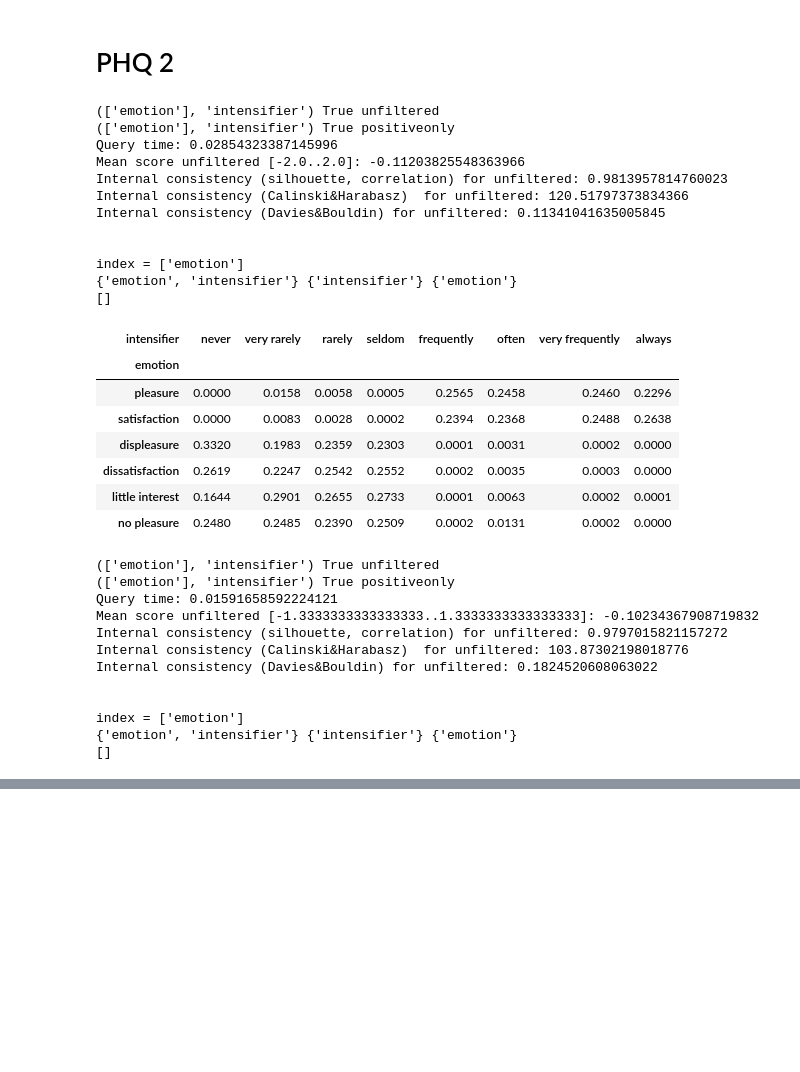
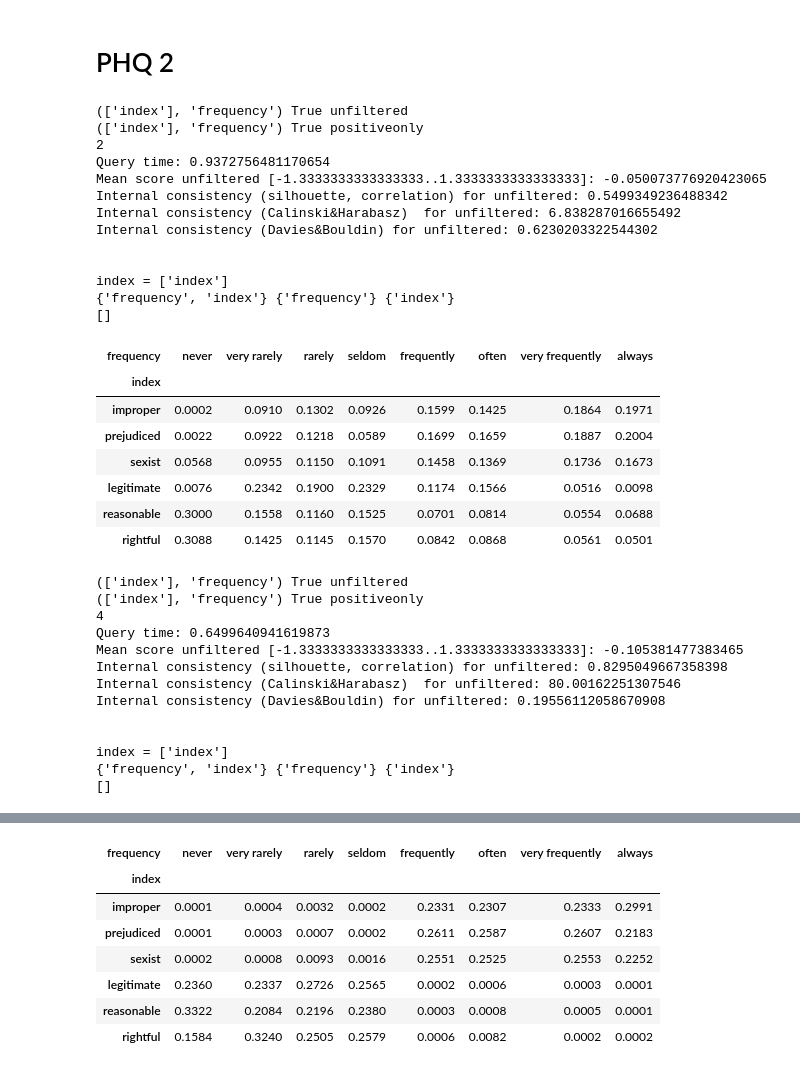
Before and after one commit to cnai-lab/qpsychometric, a Jupyter notebook: test_qpsychometric.ipynb, the cells around one changed output, grey strips where cells are left out. Drawn from its saved outputs; the diff is of its cells as text; code cells hidden in the pictures; blank space fills up the shorter version.

```diff
--- a/test_qpsychometric.ipynb
+++ b/test_qpsychometric.ipynb
@@ -95,47 +113,47 @@ from qpsychometric.mental_health.patient_health_questionnaire.phq2_qmnli import
 # %%
-for Q in phq2_qmnli:
+for Q in asi_h_qmnli:
     Qs = split_question(Q,
-                          index=Q()._index,
-                          scales=[Q()._scale],
-                          softmax=[True],
-                          filters={'unfiltered':{},
-                                   "positiveonly":Q().get_filter_for_postive_keywords()
-                                  },
+                        index=Q.q_index,
+                        scales=[Q.q_scale],
+                        softmax=[True],
+                        filters={'unfiltered':{},
+                                "positiveonly":Q().get_filter_for_postive_keywords()
+                                },
                         )
-    # softmax
+    print(Qs[0]._descriptor['Ordinal'])
     Qs[0].run(mnli).report()
-#     # softmax + positive only
-#     Qs[0].run(mnli).mean_score()
 # %% [output]
-(['emotion'], 'intensifier') True unfiltered
-(['emotion'], 'intensifier') True positiveonly
-Query time: 0.02854323387145996
-Mean score unfiltered [-2.0..2.0]: -0.11203825548363966
-Internal consistency (silhouette, correlation) for unfiltered: 0.9813957814760023
-Internal consistency (Calinski&Harabasz)  for unfiltered: 120.51797373834366
-Internal consistency (Davies&Bouldin) for unfiltered: 0.11341041635005845
+(['index'], 'frequency') True unfiltered
+(['index'], 'frequency') True positiveonly
+2
+Query time: 0.9372756481170654
+Mean score unfiltered [-1.3333333333333333..1.3333333333333333]: -0.050073776920423065
+Internal consistency (silhouette, correlation) for unfiltered: 0.5499349236488342
+Internal consistency (Calinski&Harabasz)  for unfiltered: 6.838287016655492
+Internal consistency (Davies&Bouldin) for unfiltered: 0.6230203322544302
 
 
-index = ['emotion']
-{'emotion', 'intensifier'} {'intensifier'} {'emotion'}
+index = ['index']
+{'frequency', 'index'} {'frequency'} {'index'}
 []
-| intensifier | never | very rarely | rarely | seldom | frequently | often | very frequently | always |
-| emotion |  |  |  |  |  |  |  |  |
-| pleasure | 0.0000 | 0.0158 | 0.0058 | 0.0005 | 0.2565 | 0.2458 | 0.2460 | 0.2296 |
-| satisfaction | 0.0000 | 0.0083 | 0.0028 | 0.0002 | 0.2394 | 0.2368 | 0.2488 | 0.2638 |
-| displeasure | 0.3320 | 0.1983 | 0.2359 | 0.2303 | 0.0001 | 0.0031 | 0.0002 | 0.0000 |
-| dissatisfaction | 0.2619 | 0.2247 | 0.2542 | 0.2552 | 0.0002 | 0.0035 | 0.0003 | 0.0000 |
-| little interest | 0.1644 | 0.2901 | 0.2655 | 0.2733 | 0.0001 | 0.0063 | 0.0002 | 0.0001 |
-| no pleasure | 0.2480 | 0.2485 | 0.2390 | 0.2509 | 0.0002 | 0.0131 | 0.0002 | 0.0000 |
+| frequency | never | very rarely | rarely | seldom | frequently | often | very frequently | always |
+| index |  |  |  |  |  |  |  |  |
+| improper | 0.0002 | 0.0910 | 0.1302 | 0.0926 | 0.1599 | 0.1425 | 0.1864 | 0.1971 |
+| prejudiced | 0.0022 | 0.0922 | 0.1218 | 0.0589 | 0.1699 | 0.1659 | 0.1887 | 0.2004 |
+| sexist | 0.0568 | 0.0955 | 0.1150 | 0.1091 | 0.1458 | 0.1369 | 0.1736 | 0.1673 |
+| legitimate | 0.0076 | 0.2342 | 0.1900 | 0.2329 | 0.1174 | 0.1566 | 0.0516 | 0.0098 |
+| reasonable | 0.3000 | 0.1558 | 0.1160 | 0.1525 | 0.0701 | 0.0814 | 0.0554 | 0.0688 |
+| rightful | 0.3088 | 0.1425 | 0.1145 | 0.1570 | 0.0842 | 0.0868 | 0.0561 | 0.0501 |
-(['emotion'], 'intensifier') True unfiltered
-(['emotion'], 'intensifier') True positiveonly
-Query time: 0.01591658592224121
-Mean score unfiltered [-1.3333333333333333..1.3333333333333333]: -0.10234367908719832
-Internal consistency (silhouette, correlation) for unfiltered: 0.9797015821157272
-Internal consistency (Calinski&Harabasz)  for unfiltered: 103.87302198018776
-Internal consistency (Davies&Bouldin) for unfiltered: 0.1824520608063022
+(['index'], 'frequency') True unfiltered
+(['index'], 'frequency') True positiveonly
+4
+Query time: 0.6499640941619873
+Mean score unfiltered [-1.3333333333333333..1.3333333333333333]: -0.105381477383465
+Internal consistency (silhouette, correlation) for unfiltered: 0.8295049667358398
+Internal consistency (Calinski&Harabasz)  for unfiltered: 80.00162251307546
+Internal consistency (Davies&Bouldin) for unfiltered: 0.19556112058670908
 
 
-index = ['emotion']
-{'emotion', 'intensifier'} {'intensifier'} {'emotion'}
+index = ['index']
+{'frequency', 'index'} {'frequency'} {'index'}
 []
@@ -149,0 +181,8 @@ index = ['emotion']
+| frequency | never | very rarely | rarely | seldom | frequently | often | very frequently | always |
+| index |  |  |  |  |  |  |  |  |
+| improper | 0.0001 | 0.0004 | 0.0032 | 0.0002 | 0.2331 | 0.2307 | 0.2333 | 0.2991 |
+| prejudiced | 0.0001 | 0.0003 | 0.0007 | 0.0002 | 0.2611 | 0.2587 | 0.2607 | 0.2183 |
+| sexist | 0.0002 | 0.0008 | 0.0093 | 0.0016 | 0.2551 | 0.2525 | 0.2553 | 0.2252 |
+| legitimate | 0.2360 | 0.2337 | 0.2726 | 0.2565 | 0.0002 | 0.0006 | 0.0003 | 0.0001 |
+| reasonable | 0.3322 | 0.2084 | 0.2196 | 0.2380 | 0.0003 | 0.0008 | 0.0005 | 0.0001 |
+| rightful | 0.1584 | 0.3240 | 0.2505 | 0.2579 | 0.0006 | 0.0082 | 0.0002 | 0.0002 |
```
Also changed, not shown: parts of 6 cells of this notebook, 10 other files.
